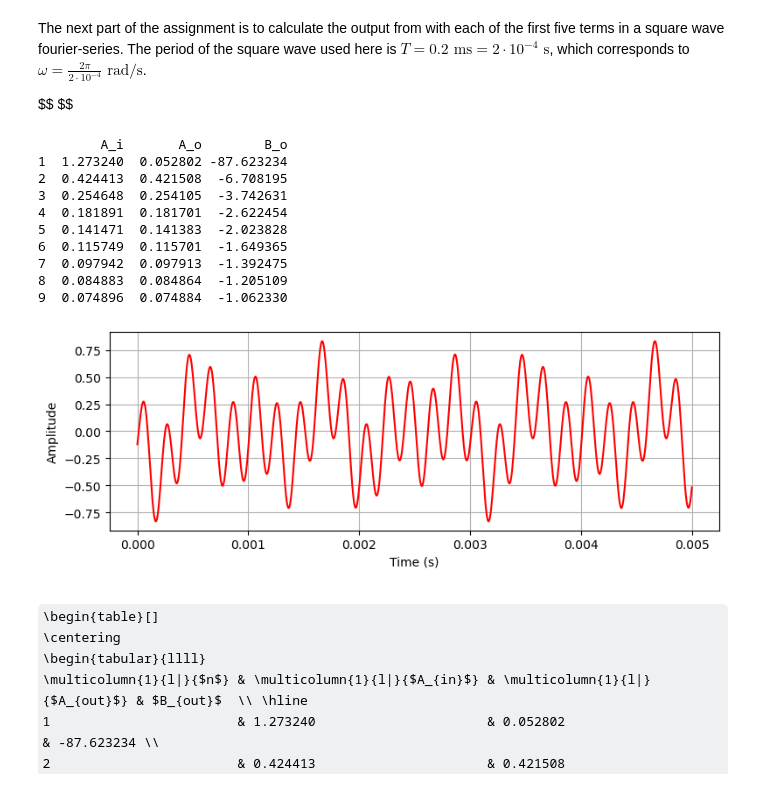
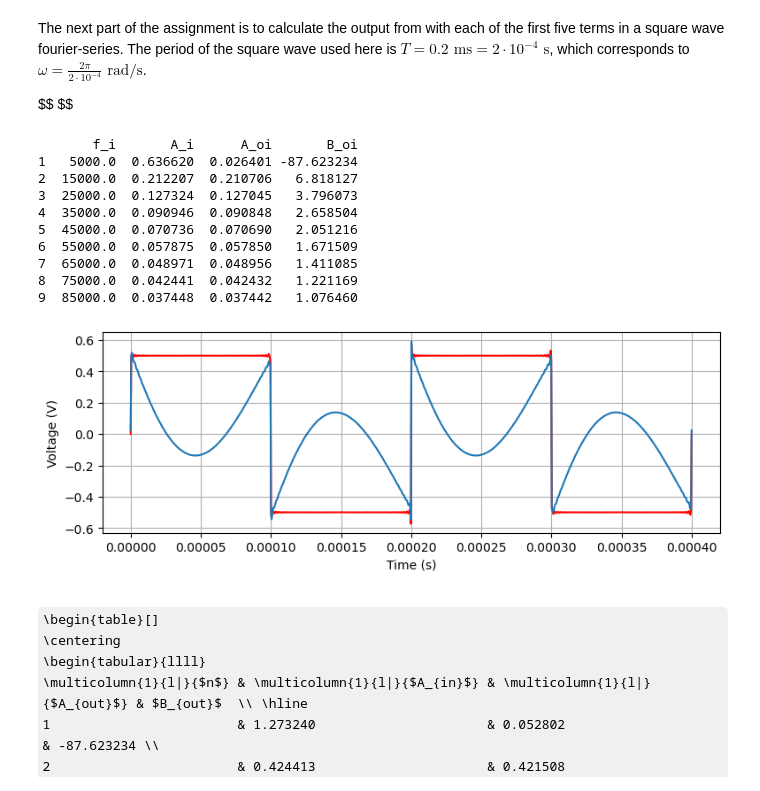
Before and after one commit to kr4ften/TransformProject, a Jupyter notebook: main.ipynb, the cells around one changed output. Saved outputs shown, nothing was run; the diff lists cells and outputs as text; code cells hidden in the pictures; some formulas as TeX source.

Commit message:
Fixed plot of square wave
USE RADIANS NOT DEGREES

```diff
--- a/main.ipynb
+++ b/main.ipynb
@@ -89,56 +89,61 @@ import matplotlib.pyplot as plt
 import pandas as pd
 
 R = 5000
 C = 20 * 10**(-9)
 L = 50 * 10**(-3)
+T0 = 2 * 10**(-4)
 
 numerator = [C*L*R, 0, R]
 denominator = [C*L*R, L, R]
 
 # Square wave fourier terms
-SwaveFrq = lambda n : np.pi/((2*n-1) * 10**-4)
-SwaveAmp = lambda n : 4/(np.pi * (2*n-1))
+SwaveFrq = lambda n : (2*n-1)*2*np.pi/T0
+SwaveAmp = lambda n : 2/(np.pi * (2*n-1))
 Swaveterm = lambda n,t : SwaveAmp(n) * np.sin(SwaveFrq(n)*t)
 
 # Evaluate transfer function
 transferF = lambda s: np.polyval(numerator, s) / np.polyval(denominator, s)
 
 Ao, Bo = list(), list()
 
 for i in range(1,9 + 1):
     Ao.append(SwaveAmp(i)*np.absolute(transferF(1j*SwaveFrq(i))))
     Bo.append(np.angle(transferF(1j*SwaveFrq(i)), deg=True))
-    #print("Omega = " + str(SwaveFrq(i)/(2*np.pi)) + " Hz")
-    #print("A_o" + str(i) + " = " + str(SwaveAmp(i)*np.absolute(transferF(1j*SwaveFrq(i)))))
-    #print("B_o" + str(i) + " = " + str(np.angle(transferF(1j*SwaveFrq(i)), deg=True)) + " deg \n")
 
-tInput = np.linspace(0,0.005,1000)
 
-df = pd.DataFrame({'A_i' : (SwaveAmp(i) for i in range(1,9+1)),
-                  'A_o': Ao,
-                   'B_o' : Bo},
+df = pd.DataFrame({'f_i' : (SwaveFrq(i)/(2*np.pi) for i in range(1,9+1)),
+                   'A_i' : (SwaveAmp(i) for i in range(1,9+1)),
+                  'A_oi': (SwaveAmp(i)*np.absolute(transferF(1j*SwaveFrq(i))) for i in range(1,9+1)),
+                   'B_oi' : (np.angle(transferF(1j*SwaveFrq(i)), deg=True) for i in range(1,9+1))},
                   index=[i for i in range(1, 9 + 1)])
 print(df)
 
-OutSine = lambda n, t, A, B : A * np.sin(SwaveFrq(n) * t + B)
+nTerms = 300
+maxTime = 0.0004
+
+tInput = np.linspace(0,maxTime,1000)
+InSine = lambda n, t : SwaveAmp(n) * np.sin(SwaveFrq(n) * t)
+OutSine = lambda n, t : SwaveAmp(n) * np.absolute(transferF(1j*SwaveFrq(n))) * np.sin(SwaveFrq(n) * t + np.angle(transferF(1j*SwaveFrq(n)), deg=False))
 
 plt.figure(figsize=(9, 3), dpi=100)
-plt.plot(tInput, OutSine(1,tInput,Ao[1],Bo[1]) + OutSine(2,tInput,Ao[2],Bo[2]) + OutSine(3,tInput,Ao[3],Bo[3]), color='r')
+#plt.plot(tInput, 0.5 + OutSine(1,tInput,np.absolute(transferF(1j*SwaveFrq(1))),Bo[1]) + OutSine(2,tInput,np.absolute(transferF(1j*SwaveFrq(2))),Bo[2]) + OutSine(3,tInput,np.absolute(transferF(1j*SwaveFrq(3))),Bo[3]), color='r')
+plt.plot(tInput, sum((InSine(k,tInput) for k in range(1,nTerms))), 'r')
+plt.plot(tInput, sum((OutSine(k,tInput) for k in range(1,nTerms))))
 plt.xlabel('Time (s)')
-plt.ylabel('Amplitude')
+plt.ylabel('Voltage (V)')
 plt.grid()
 # %% [output]
-        A_i       A_o        B_o
-1  1.273240  0.052802 -87.623234
-2  0.424413  0.421508  -6.708195
-3  0.254648  0.254105  -3.742631
-4  0.181891  0.181701  -2.622454
-5  0.141471  0.141383  -2.023828
-6  0.115749  0.115701  -1.649365
-7  0.097942  0.097913  -1.392475
-8  0.084883  0.084864  -1.205109
-9  0.074896  0.074884  -1.062330
+       f_i       A_i      A_oi       B_oi
+1   5000.0  0.636620  0.026401 -87.623234
+2  15000.0  0.212207  0.210706   6.818127
+3  25000.0  0.127324  0.127045   3.796073
+4  35000.0  0.090946  0.090848   2.658504
+5  45000.0  0.070736  0.070690   2.051216
+6  55000.0  0.057875  0.057850   1.671509
+7  65000.0  0.048971  0.048956   1.411085
+8  75000.0  0.042441  0.042432   1.221169
+9  85000.0  0.037448  0.037442   1.076460
-[figure, old version]
+[figure, new version]
 # %%
 %%latex
 \begin{table}[]
```
